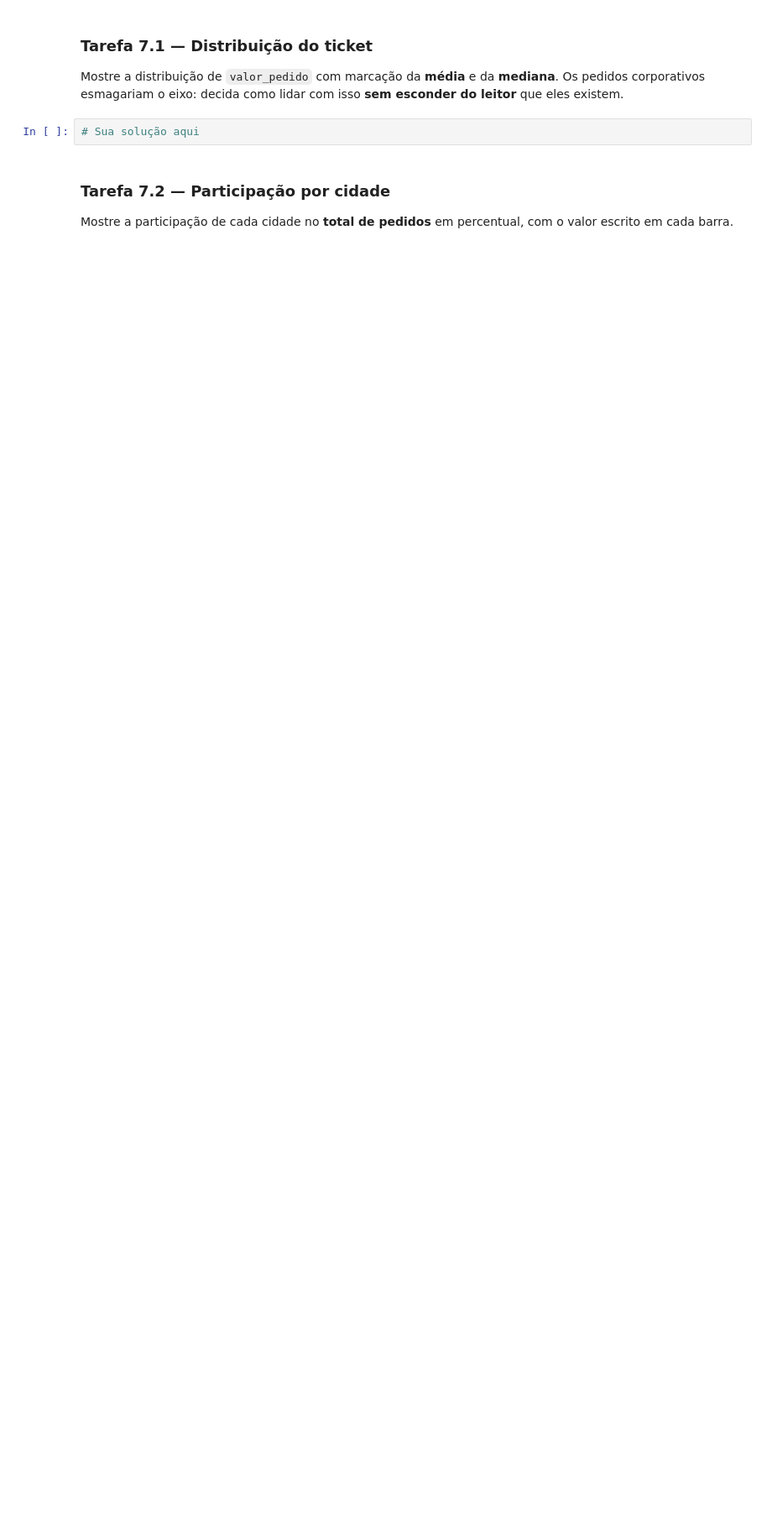
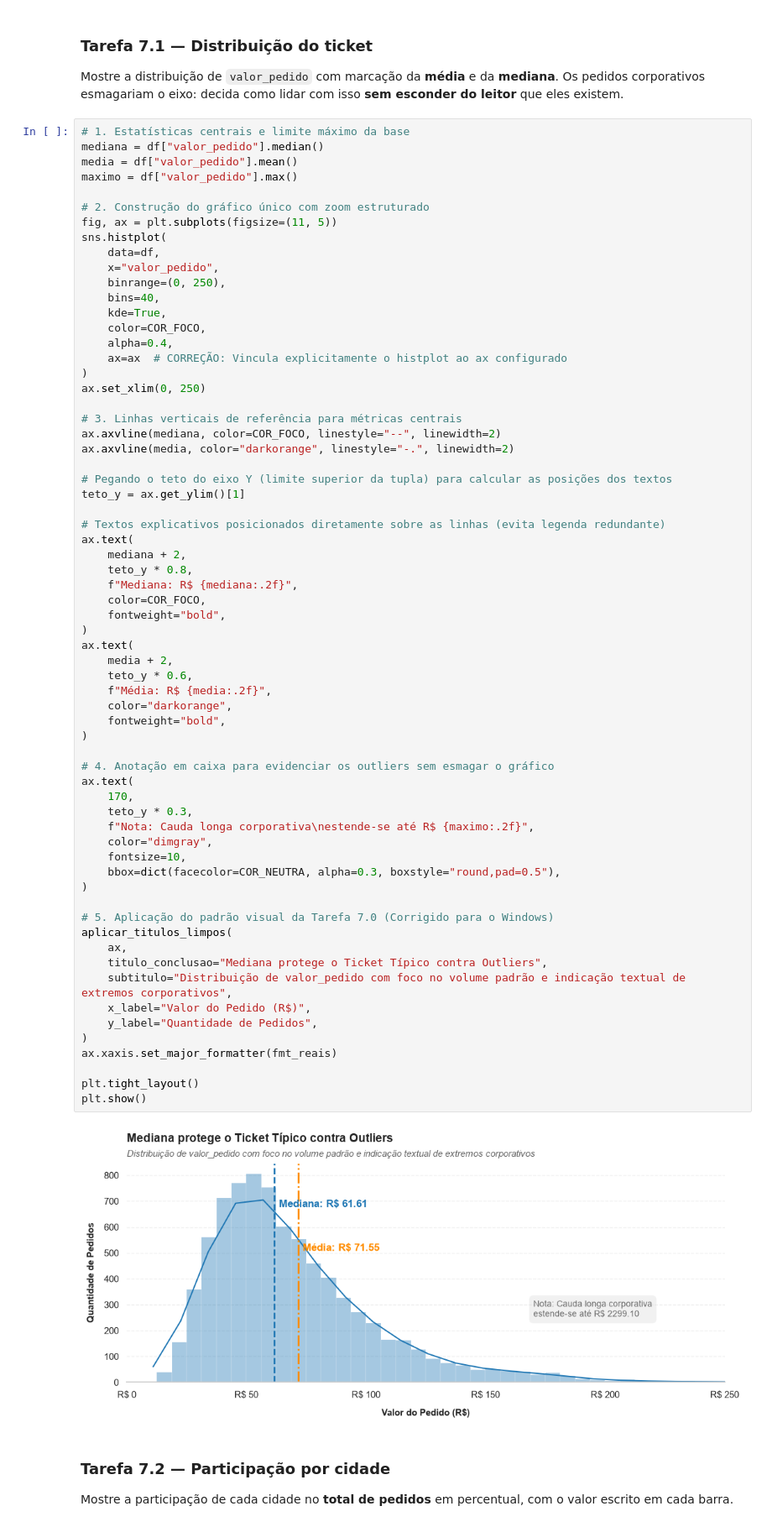
Before and after one commit to eduardoschlemer/TRABALHO-FINAL-ANALISE-EXPLORATORIA, a Jupyter notebook: projeto_final.ipynb, the cells around one changed output. Shown at 84% size. Saved outputs shown, nothing was run; the diff lists cells and outputs as text; blank space fills up the shorter version.

```diff
--- a/projeto_final.ipynb
+++ b/projeto_final.ipynb
@@ -1256,7 +1825,72 @@ Defina **uma vez** as cores, o formatador de reais e (opcional) uma função de
 ### Tarefa 7.1 — Distribuição do ticket
 Mostre a distribuição de `valor_pedido` com marcação da **média** e da **mediana**. Os pedidos corporativos esmagariam o eixo: decida como lidar com isso **sem esconder do leitor** que eles existem.
 # %%
-# Sua solução aqui
+# 1. Estatísticas centrais e limite máximo da base
+mediana = df["valor_pedido"].median()
+media = df["valor_pedido"].mean()
+maximo = df["valor_pedido"].max()
+
+# 2. Construção do gráfico único com zoom estruturado
+fig, ax = plt.subplots(figsize=(11, 5))
+sns.histplot(
+    data=df,
+    x="valor_pedido",
+    binrange=(0, 250),
+    bins=40,
+    kde=True,
+    color=COR_FOCO,
+    alpha=0.4,
+    ax=ax  # CORREÇÃO: Vincula explicitamente o histplot ao ax configurado
+)
+ax.set_xlim(0, 250)
+
+# 3. Linhas verticais de referência para métricas centrais
+ax.axvline(mediana, color=COR_FOCO, linestyle="--", linewidth=2)
+ax.axvline(media, color="darkorange", linestyle="-.", linewidth=2)
+
+# Pegando o teto do eixo Y (limite superior da tupla) para calcular as posições dos textos
+teto_y = ax.get_ylim()[1]
+
+# Textos explicativos posicionados diretamente sobre as linhas (evita legenda redundante)
+ax.text(
+    mediana + 2,
+    teto_y * 0.8,
+    f"Mediana: R$ {mediana:.2f}",
+    color=COR_FOCO,
+    fontweight="bold",
+)
+ax.text(
+    media + 2,
+    teto_y * 0.6,
+    f"Média: R$ {media:.2f}",
+    color="darkorange",
+    fontweight="bold",
+)
+
+# 4. Anotação em caixa para evidenciar os outliers sem esmagar o gráfico
+ax.text(
+    170,
+    teto_y * 0.3,
+    f"Nota: Cauda longa corporativa\nestende-se até R$ {maximo:.2f}",
+    color="dimgray",
+    fontsize=10,
+    bbox=dict(facecolor=COR_NEUTRA, alpha=0.3, boxstyle="round,pad=0.5"),
+)
+
+# 5. Aplicação do padrão visual da Tarefa 7.0 (Corrigido para o Windows)
+aplicar_titulos_limpos(
+    ax,
+    titulo_conclusao="Mediana protege o Ticket Típico contra Outliers",
+    subtitulo="Distribuição de valor_pedido com foco no volume padrão e indicação textual de extremos corporativos",
+    x_label="Valor do Pedido (R$)",
+    y_label="Quantidade de Pedidos",
+)
+ax.xaxis.set_major_formatter(fmt_reais)
+
+plt.tight_layout()
+plt.show()
+# %% [output]
+[figure, added]
 # %% [markdown]
 ### Tarefa 7.2 — Participação por cidade
 Mostre a participação de cada cidade no **total de pedidos** em percentual, com o valor escrito em cada barra.
```
Also changed, not shown: parts of 30 cells of this notebook.
